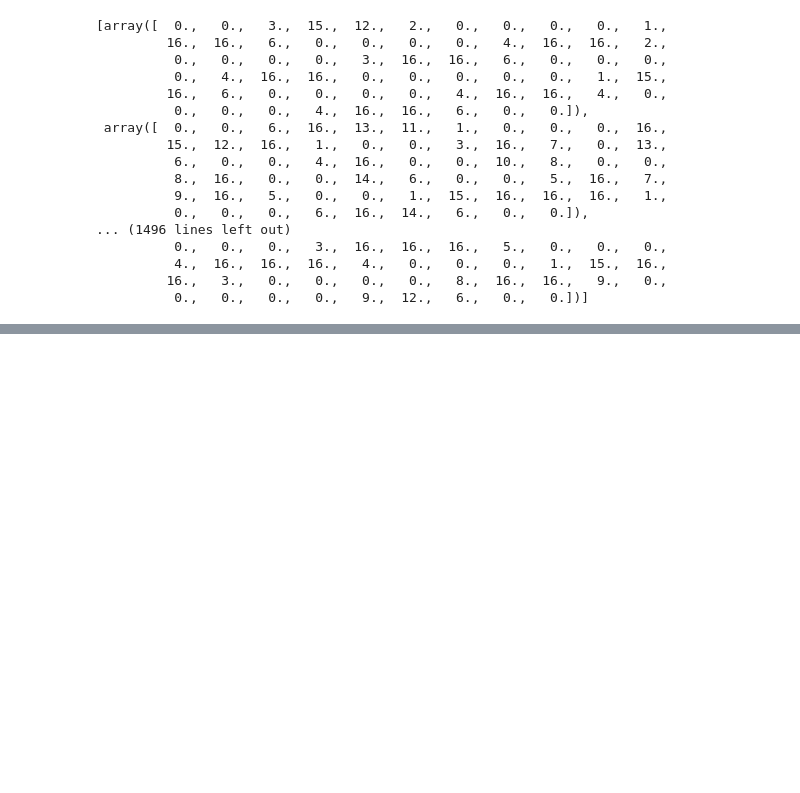
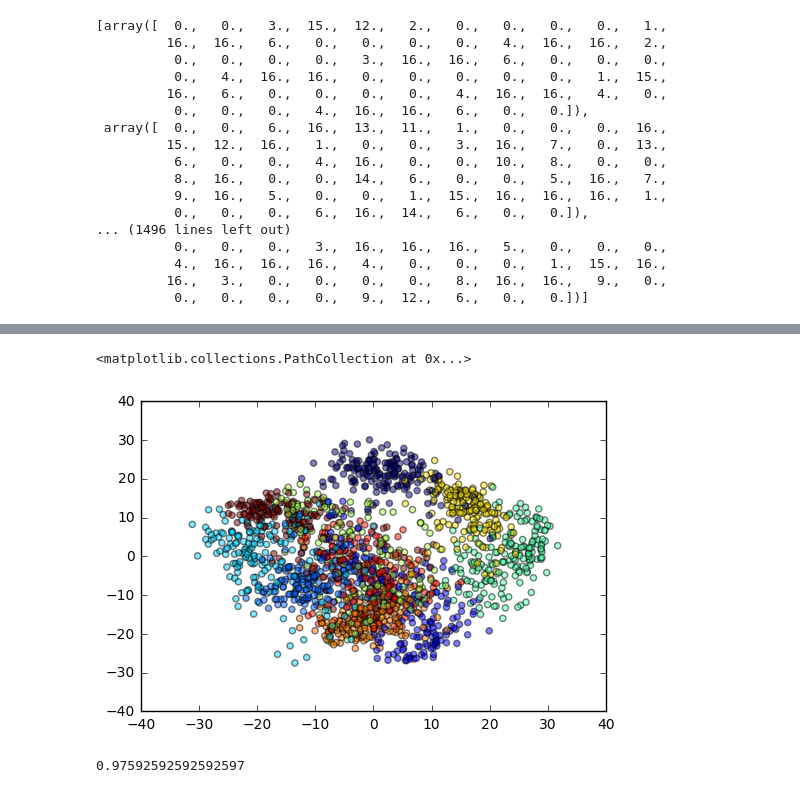
Before and after one commit to NeelMohapatra/MWLPractice, a Jupyter notebook: Hello World.ipynb, the cells around one changed output, grey strips where cells are left out. Saved outputs shown, nothing was run; the diff lists cells and outputs as text; code cells hidden in the pictures; blank space fills up the shorter version.

```diff
--- a/Hello World.ipynb
+++ b/Hello World.ipynb
@@ -51,0 +95,15 @@ X_train
+# %%
+from sklearn.decomposition import PCA
+pca = PCA(2)
+Xproj = pca.fit_transform(X)
+plt.scatter(Xproj.T[0], Xproj.T[1], c=y, alpha=0.5)
+# %% [output]
+<matplotlib.collections.PathCollection at 0x...>
+[figure, added]
+# %%
+X_train, X_test, y_train, y_test = train_test_split(X, y, test_size=0.3)
+clf = LogisticRegression()
+clf.fit(X_train, y_train)
+clf.score(X_test, y_test)
+# %% [output]
+0.97592592592592597
```
Also changed, not shown: parts of 5 cells of this notebook, 1 other file.
